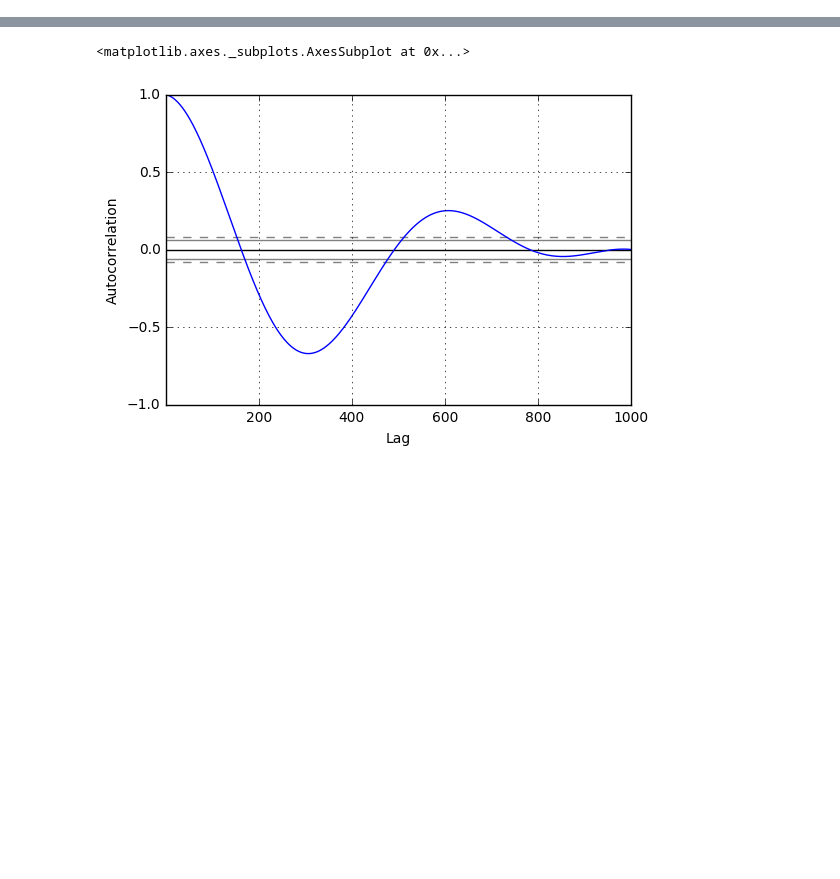
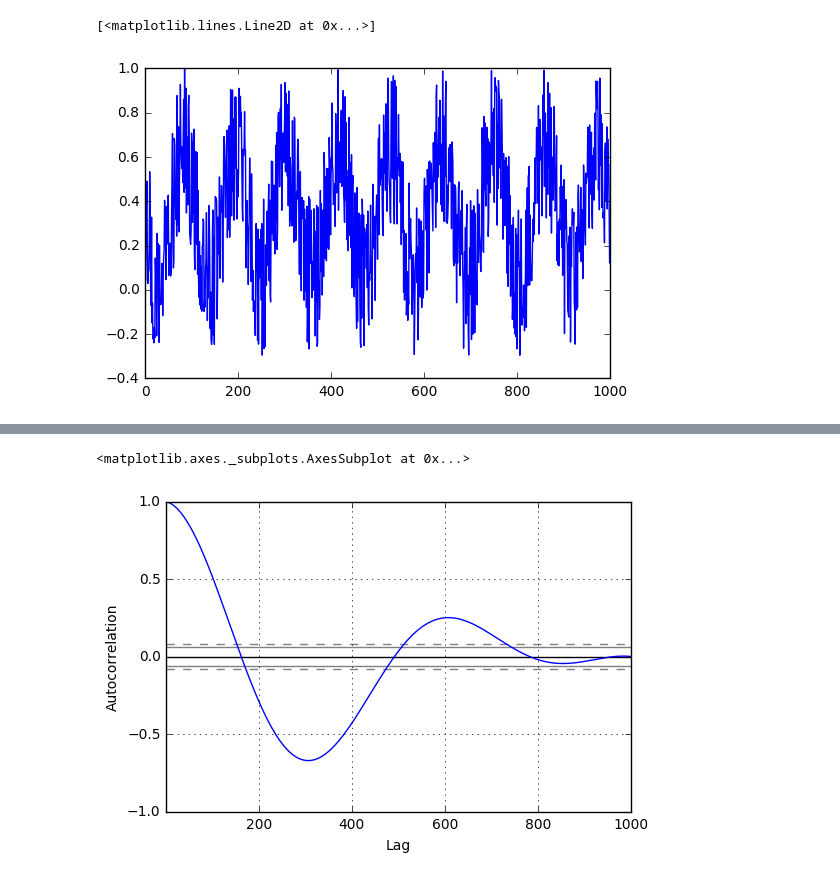
Before and after one commit to kostaNew/comp_sci_spring_2017, a Jupyter notebook: lesson2/pandas_plots_tutorial.ipynb, the cells around one changed output, grey strips where cells are left out. Cells and saved outputs as stored; diff of their text form; code cells hidden in the pictures; blank space fills up the shorter version.

```diff
--- a/lesson2/pandas_plots_tutorial.ipynb
+++ b/lesson2/pandas_plots_tutorial.ipynb
@@ -159,3 +143,8 @@ autocorrelation_plot(data)
+# %%
+plt.plot(0.7 * np.random.rand(1000) + 0.3 * np.sin(np.linspace(-9 * np.pi, 9 * np.pi, num=1000)))
+# %% [output]
+[<matplotlib.lines.Line2D at 0x...>]
+[figure, added]
 # %%
 from pandas.tools.plotting import autocorrelation_plot
 
```
Also changed, not shown: parts of 23 cells of this notebook, 10 other files.
